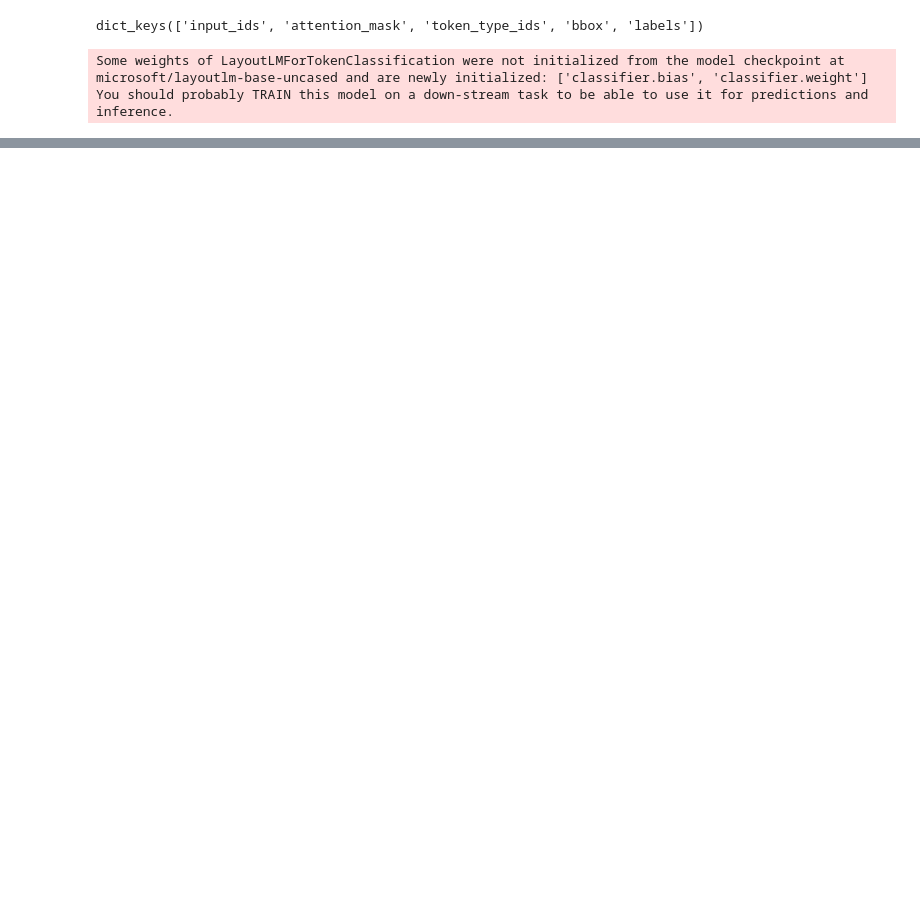
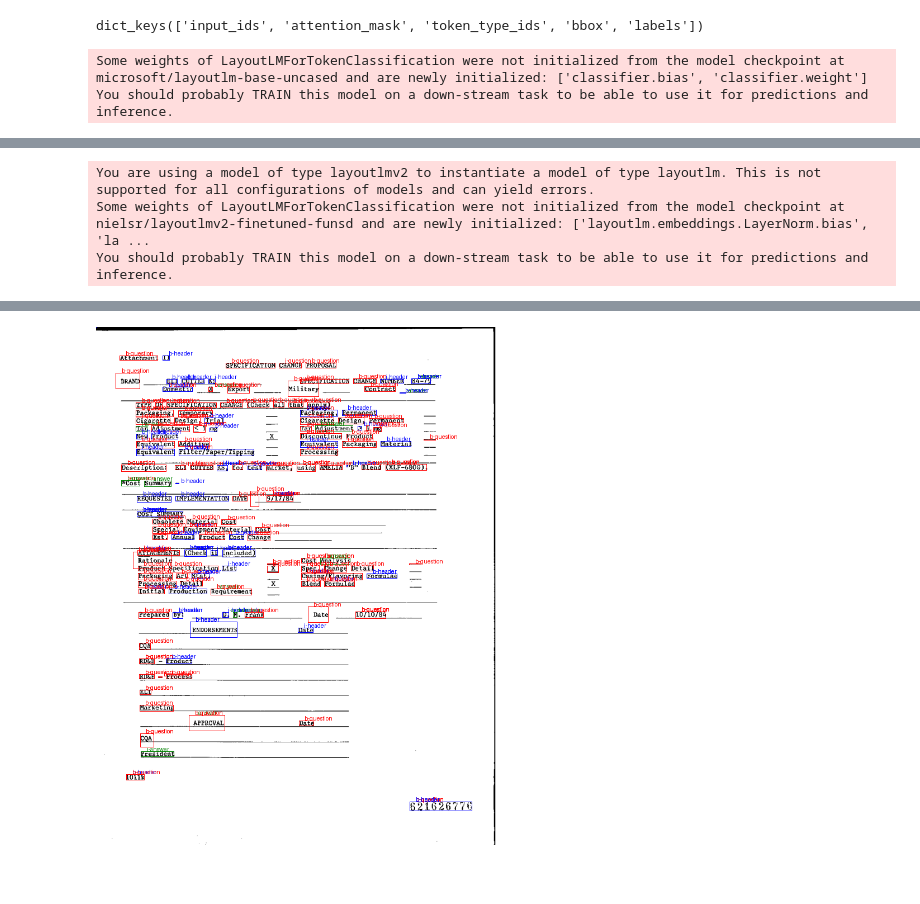
Before and after one commit to sceptix-club/data_preprocessor, a Jupyter notebook: main.ipynb, the cells around one changed output, grey strips where cells are left out. Drawn from its saved outputs; the diff is of its cells as text; code cells hidden in the pictures; blank space fills up the shorter version.

```diff
--- a/main.ipynb
+++ b/main.ipynb
@@ -192,0 +349,78 @@ trainer.train()
+# %%
+from transformers import LayoutLMForTokenClassification, LayoutLMv2Processor, LayoutLMv2FeatureExtractor, LayoutLMv2TokenizerFast
+from PIL import Image, ImageDraw, ImageFont
+import torch
+
+
+# load model and processor from huggingface hub
+# You are supposed to load your own trained model here
+model = LayoutLMForTokenClassification.from_pretrained("nielsr/layoutlmv2-finetuned-funsd")
+print(model.config)
+processor = LayoutLMv2Processor.from_pretrained("microsoft/layoutlmv2-base-uncased",apply_ocr=True)
+feature_extractor = LayoutLMv2FeatureExtractor.from_pretrained("microsoft/layoutlmv2-base-uncased")
+tokenizer = LayoutLMv2TokenizerFast.from_pretrained("microsoft/layoutlmv2-base-uncased",apply_ocr=True)
+
+
+# helper function to unnormalize bboxes for drawing onto the image
+def unnormalize_box(bbox, width, height):
+    return [
+        width * (bbox[0] / 1000),
+        height * (bbox[1] / 1000),
+        width * (bbox[2] / 1000),
+        height * (bbox[3] / 1000),
+    ]
+
+
+label2color = {
+    "b-header": "blue",
+    "i-header": "blue",
+    "b-question": "red",
+    "i-question": "red",
+    "b-answer": "green",
+    "i-answer": "green",
+    "other": "black"  # Optional default color for 'other' labels
+}
+
+# draw results onto the image
+def draw_boxes(image, boxes, predictions):
+    width, height = image.size
+    normalizes_boxes = [unnormalize_box(box, width, height) for box in boxes]
+
+    # draw predictions over the image
+    draw = ImageDraw.Draw(image)
+    font = ImageFont.load_default()
+    for prediction, box in zip(predictions, normalizes_boxes):
+        if prediction == "O":
+            continue
+        draw.rectangle(box, outline="black")
+        draw.rectangle(box, outline=label2color[prediction])
+        draw.text((box[0] + 10, box[1] - 10), text=prediction, fill=label2color[prediction], font=font)
+    return image
+
+
+# run inference
+def run_inference(path, model=model, processor=processor, output_image=True):
+    # create model input
+    image = Image.open(path).convert("RGB")
+    encoding = processor(image, return_tensors="pt")
+    print(encoding)
+    del encoding["image"]
+    # run inference
+    outputs = model(**encoding)
+
+    predictions = outputs.logits.argmax(-1).squeeze().tolist()
+    # get labels
+    labels = [model.config.id2label[prediction] for prediction in predictions]
+    words = encoding.get("words",None)
+    if output_image:
+        return draw_boxes(image, encoding["bbox"][0], labels)
+    else:
+        return labels,words
+
+
+new_image = run_inference(dataset["train"][29]["image_path"])
+new_image
+# %% [output]
+You are using a model of type layoutlmv2 to instantiate a model of type layoutlm. This is not supported for all configurations of models and can yield errors.
+Some weights of LayoutLMForTokenClassification were not initialized from the model checkpoint at nielsr/layoutlmv2-finetuned-funsd and are newly initialized: ['layoutlm.embeddings.LayerNorm.bias', 'la ...
+You should probably TRAIN this model on a down-stream task to be able to use it for predictions and inference.
@@ -192,0 +461 @@ trainer.train()
+[figure, added]
```
Also changed, not shown: parts of 9 cells of this notebook, 2 other files.
